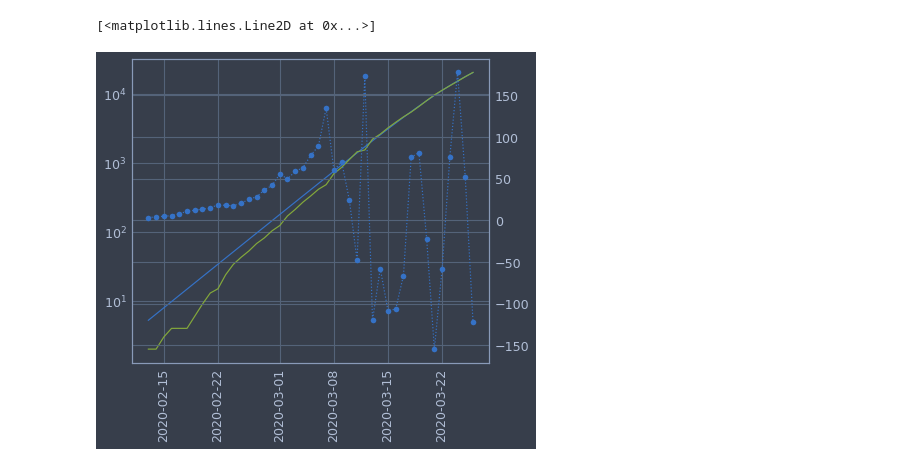
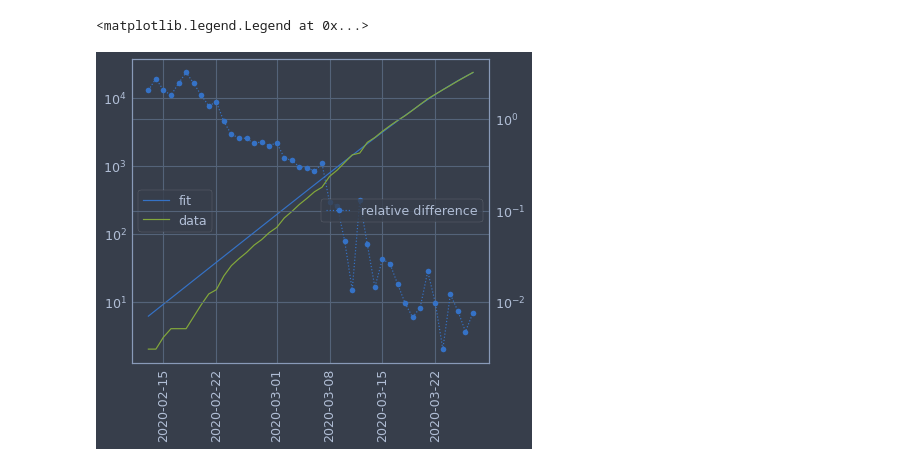
Before and after one commit to pcjedi/notebooks, a Jupyter notebook: corona.ipynb, the cells around one changed output. Saved outputs shown, nothing was run; the diff lists cells and outputs as text; code cells hidden in the pictures.

```diff
--- a/corona.ipynb
+++ b/corona.ipynb
@@ -88,16 +88,20 @@ y_fit = sigmoid(x, *list(popt))
 # %%
 fig, ax1 = plt.subplots()
 plt.xticks(rotation=90)
 
 
-ax1.semilogy(x, y_fit)
-ax1.semilogy(x, df_exchina.T.sum())
+ax1.semilogy(x, y_fit, label="fit")
+ax1.semilogy(x, df_exchina.T.sum(), label="data")
 
 ax2 = ax1.twinx()
-ax2.plot(x, y_fit - df_exchina.T.sum(), "o:")
+ax2.semilogy(x, abs(y_fit - df_exchina.T.sum())/df_exchina.T.sum(), "o:", label="relative difference")
+# ax1.legend(loc="lower left")
+# ax2.legend(loc="center left")
+ax1.legend(loc="center left")
+ax2.legend(loc="center right")
 # %% [output]
-[<matplotlib.lines.Line2D at 0x...>]
+<matplotlib.legend.Legend at 0x...>
-[figure, old version]
+[figure, new version]
 # %%
 th = datetime.datetime.fromtimestamp(popt[1] * 1e10)
 # %%
```
Also changed, not shown: parts of 12 cells of this notebook, 1 other file.
